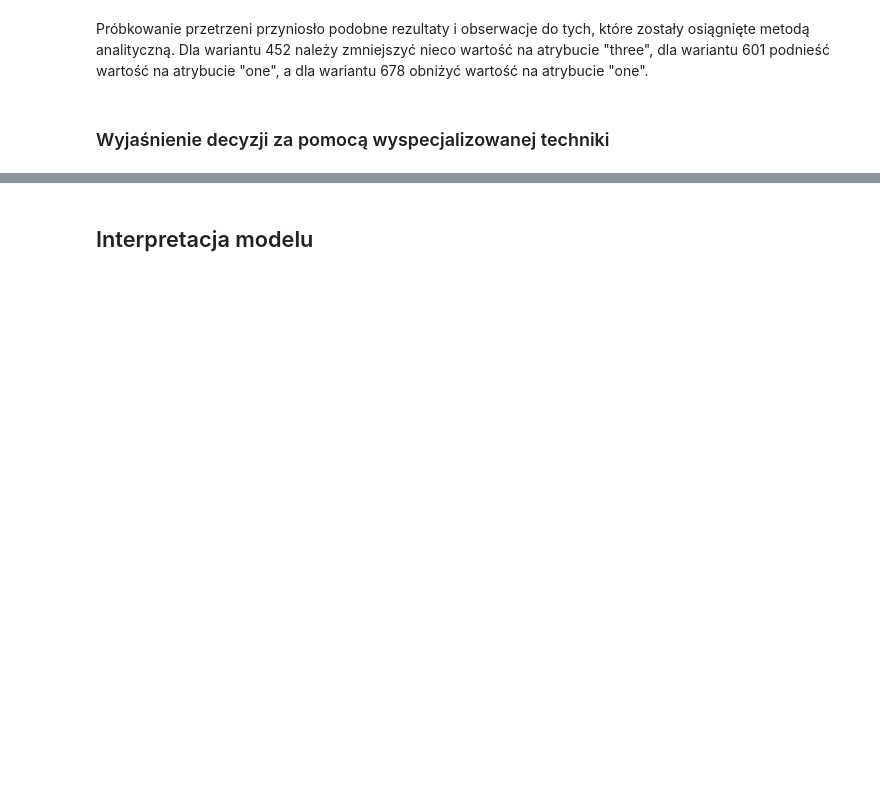
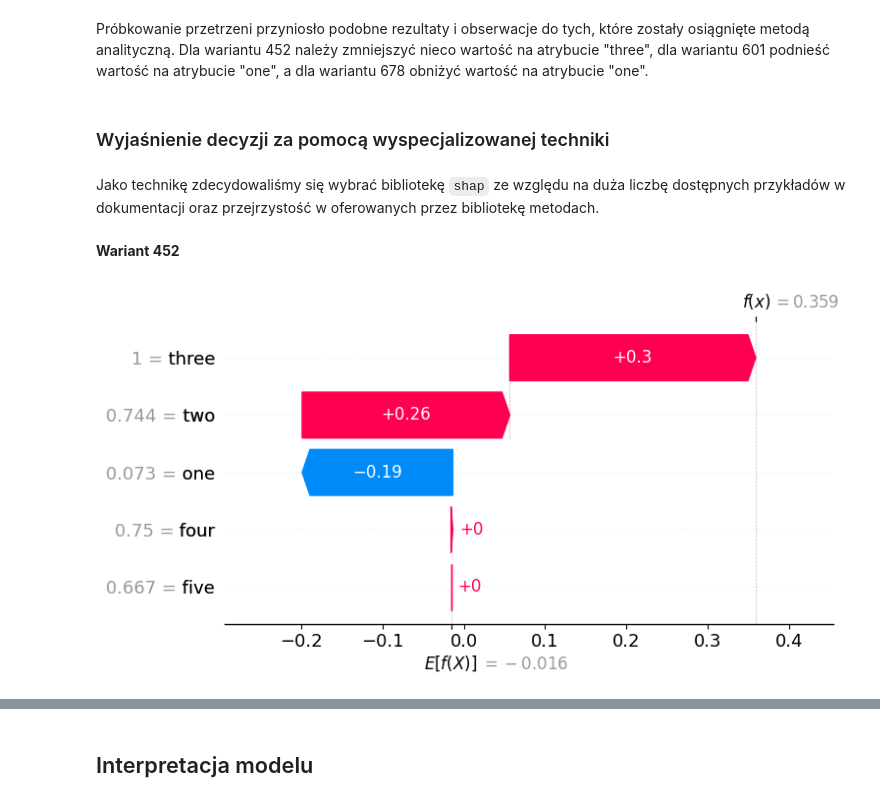
Before and after one commit to anras5/iswd, a Jupyter notebook: src/PREFERENCE-LEARNING/preference_learning.ipynb, the cells around one changed output, grey strips where cells are left out. Cells and saved outputs as stored; diff of their text form; code cells hidden in the pictures; blank space fills up the shorter version.

Commit message:
Add shap interpretation

```diff
--- a/src/PREFERENCE-LEARNING/preference_learning.ipynb
+++ b/src/PREFERENCE-LEARNING/preference_learning.ipynb
@@ -186,3 +182,5 @@ for variant in variants:
 Próbkowanie przetrzeni przyniosło podobne rezultaty i obserwacje do tych, które zostały osiągnięte metodą analityczną. Dla wariantu 452 należy zmniejszyć nieco wartość na atrybucie "three", dla wariantu 601 podnieść wartość na atrybucie "one", a dla wariantu 678 obniżyć wartość na atrybucie "one".
 # %% [markdown]
 ### Wyjaśnienie decyzji za pomocą wyspecjalizowanej techniki
+# %% [markdown]
+Jako technikę zdecydowaliśmy się wybrać bibliotekę `shap` ze względu na duża liczbę dostępnych przykładów w dokumentacji oraz przejrzystość w oferowanych przez bibliotekę metodach.
@@ -188,0 +189,11 @@ Próbkowanie przetrzeni przyniosło podobne rezultaty i obserwacje do tych, któ
+# %%
+explainer = shap.Explainer(model)
+df_sample = df.sample(3, random_state=21)
+X_sample = df_sample.drop(columns=['class'])
+shap_values = explainer(X_sample)
+# %% [markdown]
+**Wariant 452**
+# %%
+shap.plots.waterfall(shap_values[0])
+# %% [output]
+[figure, added]
```
Also changed, not shown: parts of 16 cells of this notebook, 1 other file.
